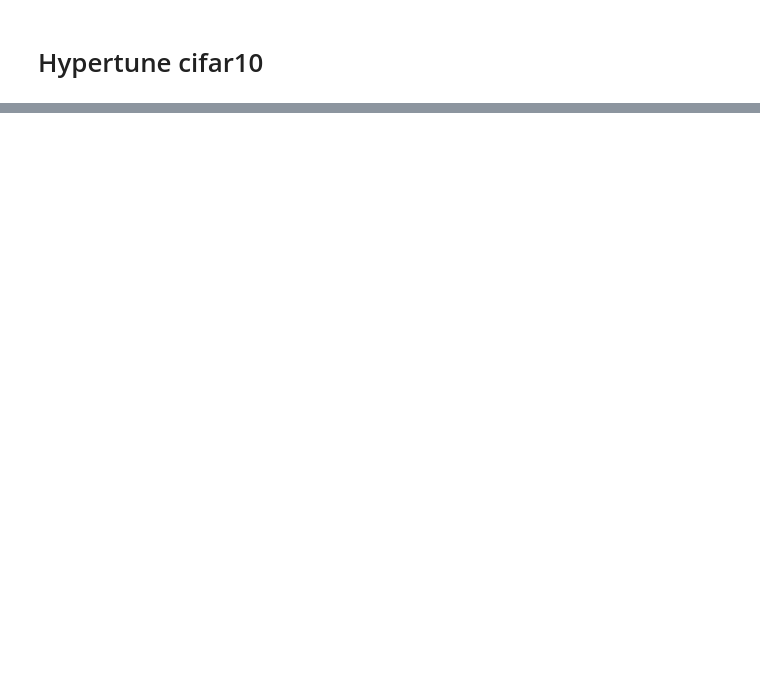
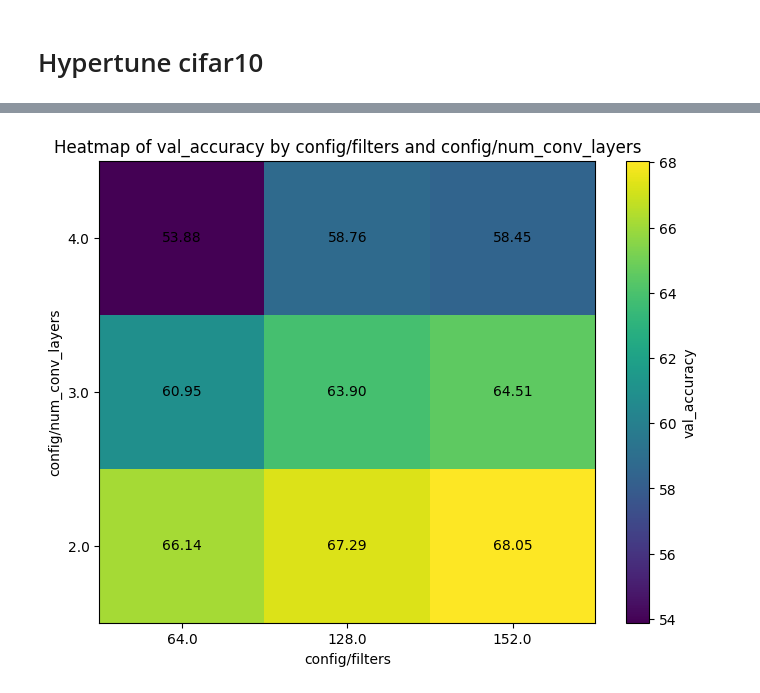
Before and after one commit to Kruimel/portfolio-DLDEPL01_2025, a Jupyter notebook: 4-hypertuning-ray/hypertune_cifar.ipynb, the cells around one changed output, grey strips where cells are left out. Cells and saved outputs as stored; diff of their text form; code cells hidden in the pictures; blank space fills up the shorter version.

```diff
--- a/4-hypertuning-ray/hypertune_cifar.ipynb
+++ b/4-hypertuning-ray/hypertune_cifar.ipynb
@@ -678,9 +784,10 @@ img_layers.show()
 # %%
-img_fc_units = plot_contour(
-    analysis.results_df,
-    x="config/hidden_size",
-    y="config/num_fully_connected_layers",
+plot_heatmap(
+    tune_df,
+    x="config/filters",
+    y="config/num_conv_layers",
     z="val_accuracy",
 )
-img_fc_units.show()
+# %% [output]
+[figure, added]
 # %%
```
Also changed, not shown: parts of 16 cells of this notebook, 9 other files.
